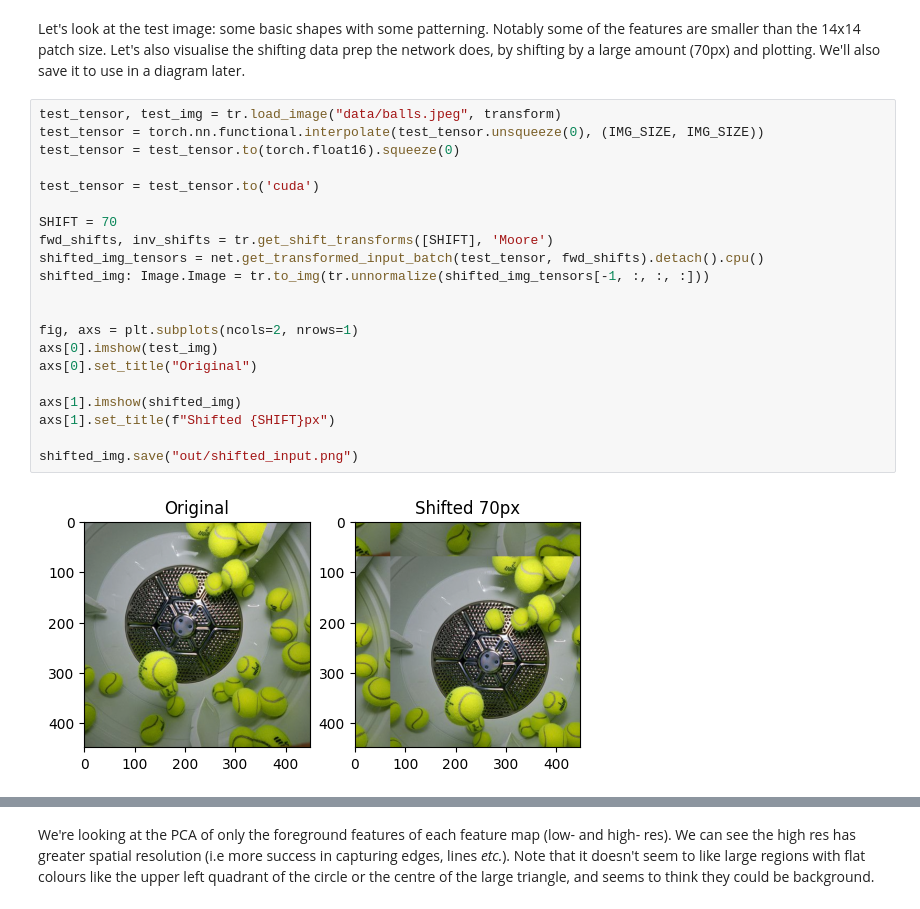
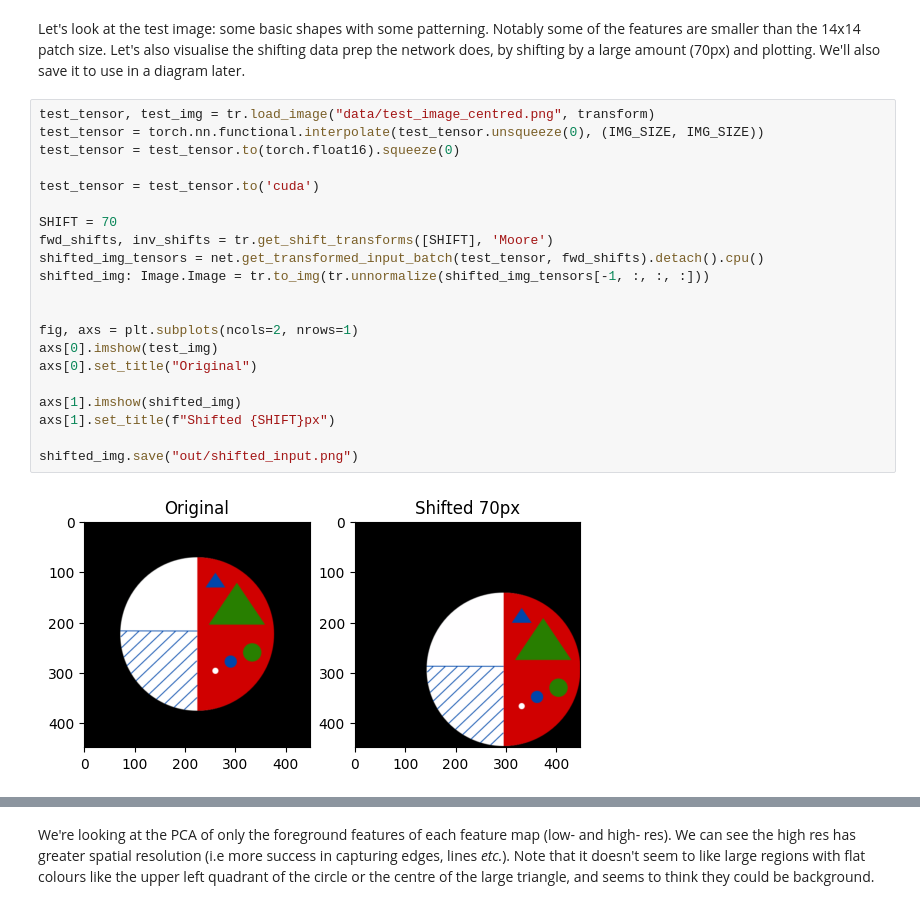
Before and after one commit to tldr-group/HR-Dv2, a Jupyter notebook: notebooks/explanation.ipynb, the cells around one changed output, grey strips where cells are left out. Cells and saved outputs as stored; diff of their text form.

```diff
--- a/notebooks/explanation.ipynb
+++ b/notebooks/explanation.ipynb
@@ -30,27 +30,27 @@ Using cache found in /home/ronan/.cache/torch/hub/facebookresearch_dinov2_main
 # %% [markdown]
 Let's look at the test image: some basic shapes with some patterning. Notably some of the features are smaller than the 14x14 patch size. Let's also visualise the shifting data prep the network does, by shifting by a large amount (70px) and plotting. We'll also save it to use in a diagram later.
 # %%
-test_tensor, test_img = tr.load_image("data/balls.jpeg", transform)
+test_tensor, test_img = tr.load_image("data/test_image_centred.png", transform)
 test_tensor = torch.nn.functional.interpolate(test_tensor.unsqueeze(0), (IMG_SIZE, IMG_SIZE))
 test_tensor = test_tensor.to(torch.float16).squeeze(0)
 
 test_tensor = test_tensor.to('cuda')
 
 SHIFT = 70
 fwd_shifts, inv_shifts = tr.get_shift_transforms([SHIFT], 'Moore')
 shifted_img_tensors = net.get_transformed_input_batch(test_tensor, fwd_shifts).detach().cpu()
 shifted_img: Image.Image = tr.to_img(tr.unnormalize(shifted_img_tensors[-1, :, :, :]))
 
 
 fig, axs = plt.subplots(ncols=2, nrows=1)
 axs[0].imshow(test_img)
 axs[0].set_title("Original")
 
 axs[1].imshow(shifted_img)
 axs[1].set_title(f"Shifted {SHIFT}px")
 
 shifted_img.save("out/shifted_input.png")
 # %% [output]
-[figure, old version]
+[figure, new version]
 # %%
 # Get low res features of the final shifted image (this is just a call to vanilla DINOv2, so we need to batch)
```
Also changed, not shown: parts of 7 cells of this notebook, 8 other files.
